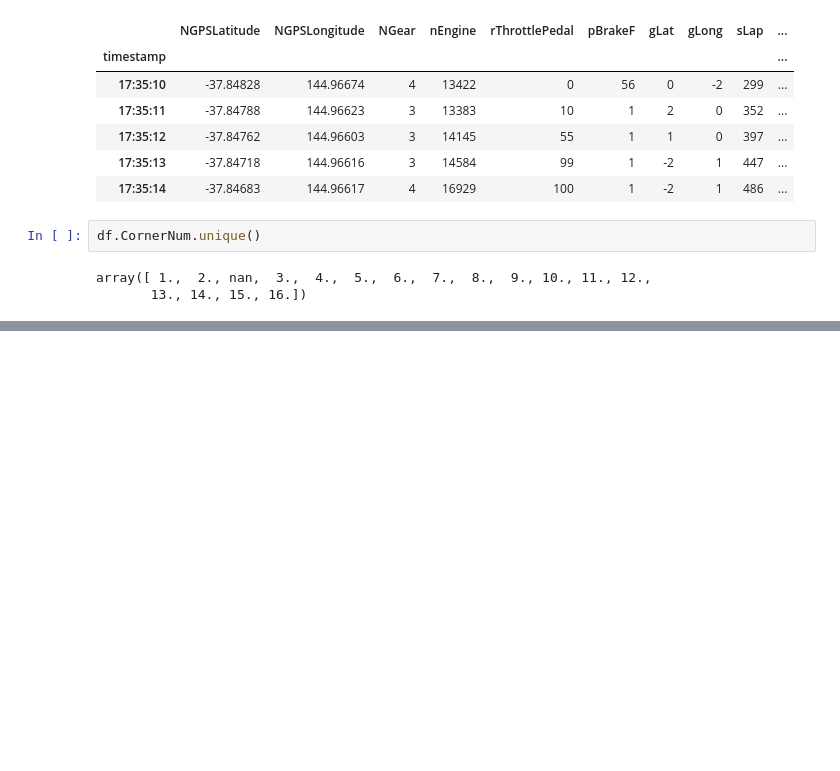
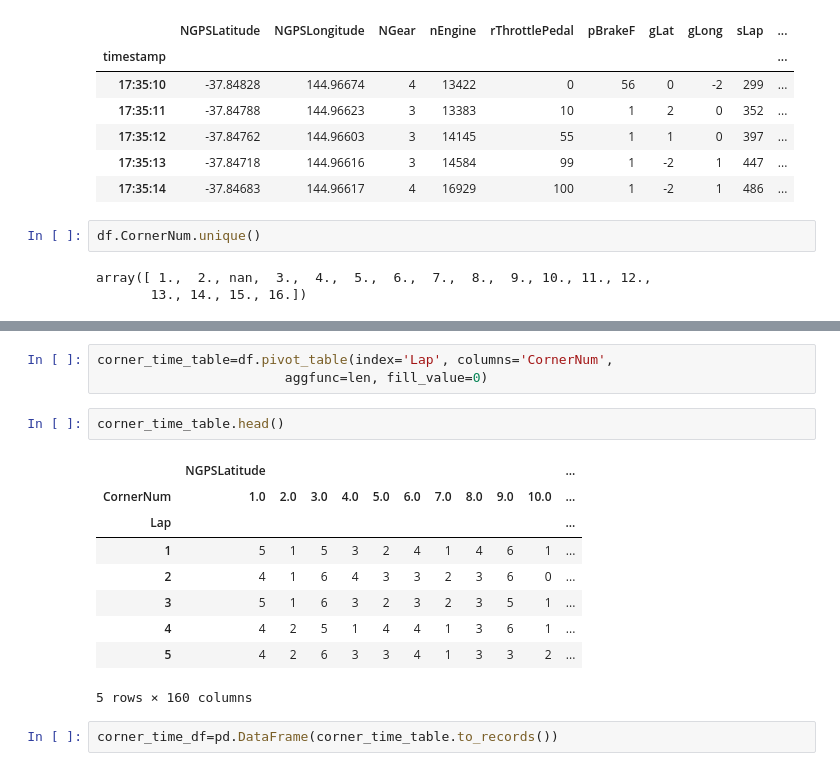
Before and after one commit to manaswimishra/F1-Australia-JB-data, a Jupyter notebook: Jenson Button F1 Telemetry.ipynb, the cells around one changed output, grey strips where cells are left out. Saved outputs shown, nothing was run; the diff lists cells and outputs as text; blank space fills up the shorter version.

```diff
--- a/Jenson Button F1 Telemetry.ipynb
+++ b/Jenson Button F1 Telemetry.ipynb
@@ -190,0 +195,17 @@ array([ 1.,  2., nan,  3.,  4.,  5.,  6.,  7.,  8.,  9., 10., 11., 12.,
+# %%
+corner_time_table=df.pivot_table(index='Lap', columns='CornerNum',
+                        aggfunc=len, fill_value=0)
+# %%
+corner_time_table.head()
+# %% [output]
+|  | NGPSLatitude |  |  |  |  |  |  |  |  |  | ... |
+| CornerNum | 1.0 | 2.0 | 3.0 | 4.0 | 5.0 | 6.0 | 7.0 | 8.0 | 9.0 | 10.0 | ... |
+| Lap |  |  |  |  |  |  |  |  |  |  | ... |
+| 1 | 5 | 1 | 5 | 3 | 2 | 4 | 1 | 4 | 6 | 1 | ... |
+| 2 | 4 | 1 | 6 | 4 | 3 | 3 | 2 | 3 | 6 | 0 | ... |
+| 3 | 5 | 1 | 6 | 3 | 2 | 3 | 2 | 3 | 5 | 1 | ... |
+| 4 | 4 | 2 | 5 | 1 | 4 | 4 | 1 | 3 | 6 | 1 | ... |
+| 5 | 4 | 2 | 6 | 3 | 3 | 4 | 1 | 3 | 3 | 2 | ... |
+5 rows × 160 columns
+# %%
+corner_time_df=pd.DataFrame(corner_time_table.to_records())
```
Also changed, not shown: parts of 12 cells of this notebook.
